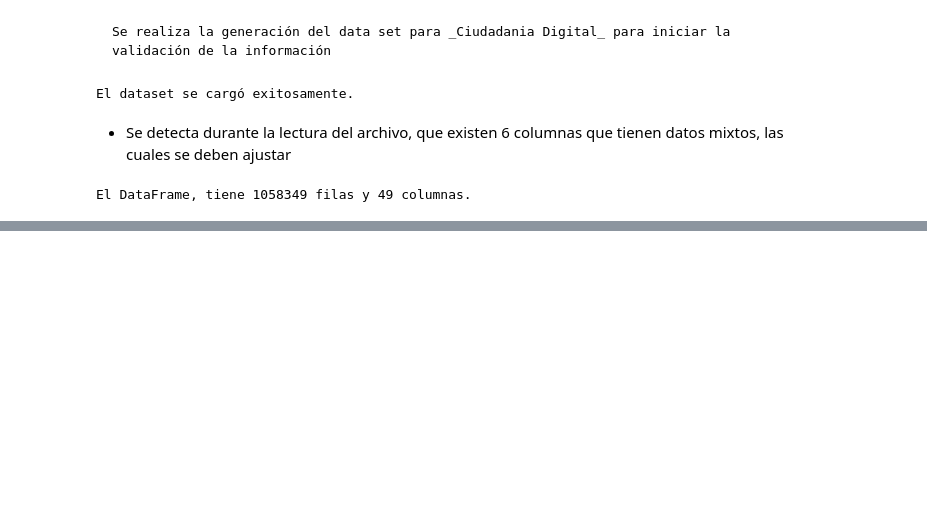
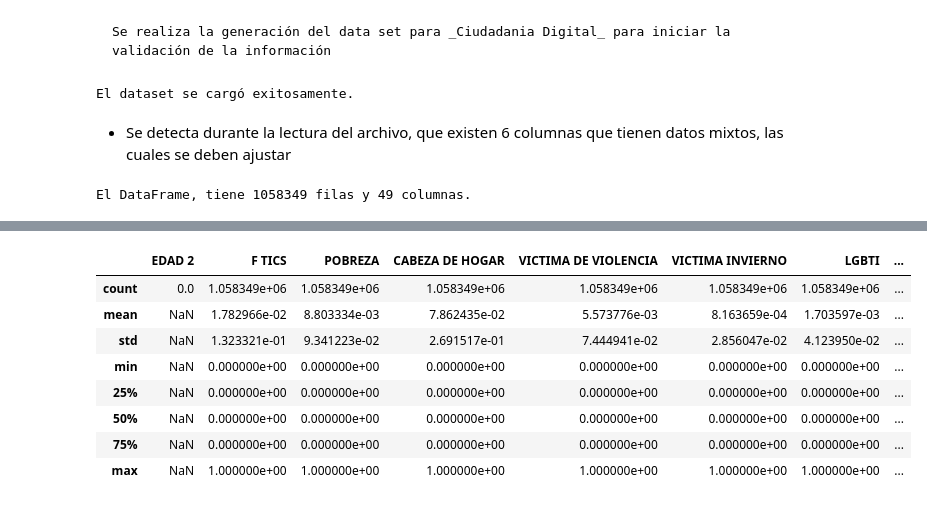
Before and after one commit to Dalivi83/analisisyvisualizaciondata, a Jupyter notebook: laboratorio2.ipynb, the cells around one changed output, grey strips where cells are left out. Cells and saved outputs as stored; diff of their text form; code cells hidden in the pictures; blank space fills up the shorter version.

```diff
--- a/laboratorio2.ipynb
+++ b/laboratorio2.ipynb
@@ -81,0 +122,13 @@ df_Ciudadania_digital.sample(30)
+# %%
+#validar las variables, y si pueden ser leidas por python
+df_Ciudadania_digital.describe()
+# %% [output]
+|  | EDAD 2 | F TICS | POBREZA | CABEZA DE HOGAR | VICTIMA DE VIOLENCIA | VICTIMA INVIERNO | LGBTI | ... |
+| count | 0.0 | 1.058349e+06 | 1.058349e+06 | 1.058349e+06 | 1.058349e+06 | 1.058349e+06 | 1.058349e+06 | ... |
+| mean | NaN | 1.782966e-02 | 8.803334e-03 | 7.862435e-02 | 5.573776e-03 | 8.163659e-04 | 1.703597e-03 | ... |
+| std | NaN | 1.323321e-01 | 9.341223e-02 | 2.691517e-01 | 7.444941e-02 | 2.856047e-02 | 4.123950e-02 | ... |
+| min | NaN | 0.000000e+00 | 0.000000e+00 | 0.000000e+00 | 0.000000e+00 | 0.000000e+00 | 0.000000e+00 | ... |
+| 25% | NaN | 0.000000e+00 | 0.000000e+00 | 0.000000e+00 | 0.000000e+00 | 0.000000e+00 | 0.000000e+00 | ... |
+| 50% | NaN | 0.000000e+00 | 0.000000e+00 | 0.000000e+00 | 0.000000e+00 | 0.000000e+00 | 0.000000e+00 | ... |
+| 75% | NaN | 0.000000e+00 | 0.000000e+00 | 0.000000e+00 | 0.000000e+00 | 0.000000e+00 | 0.000000e+00 | ... |
+| max | NaN | 1.000000e+00 | 1.000000e+00 | 1.000000e+00 | 1.000000e+00 | 1.000000e+00 | 1.000000e+00 | ... |
```
Also changed, not shown: parts of 8 cells of this notebook.
